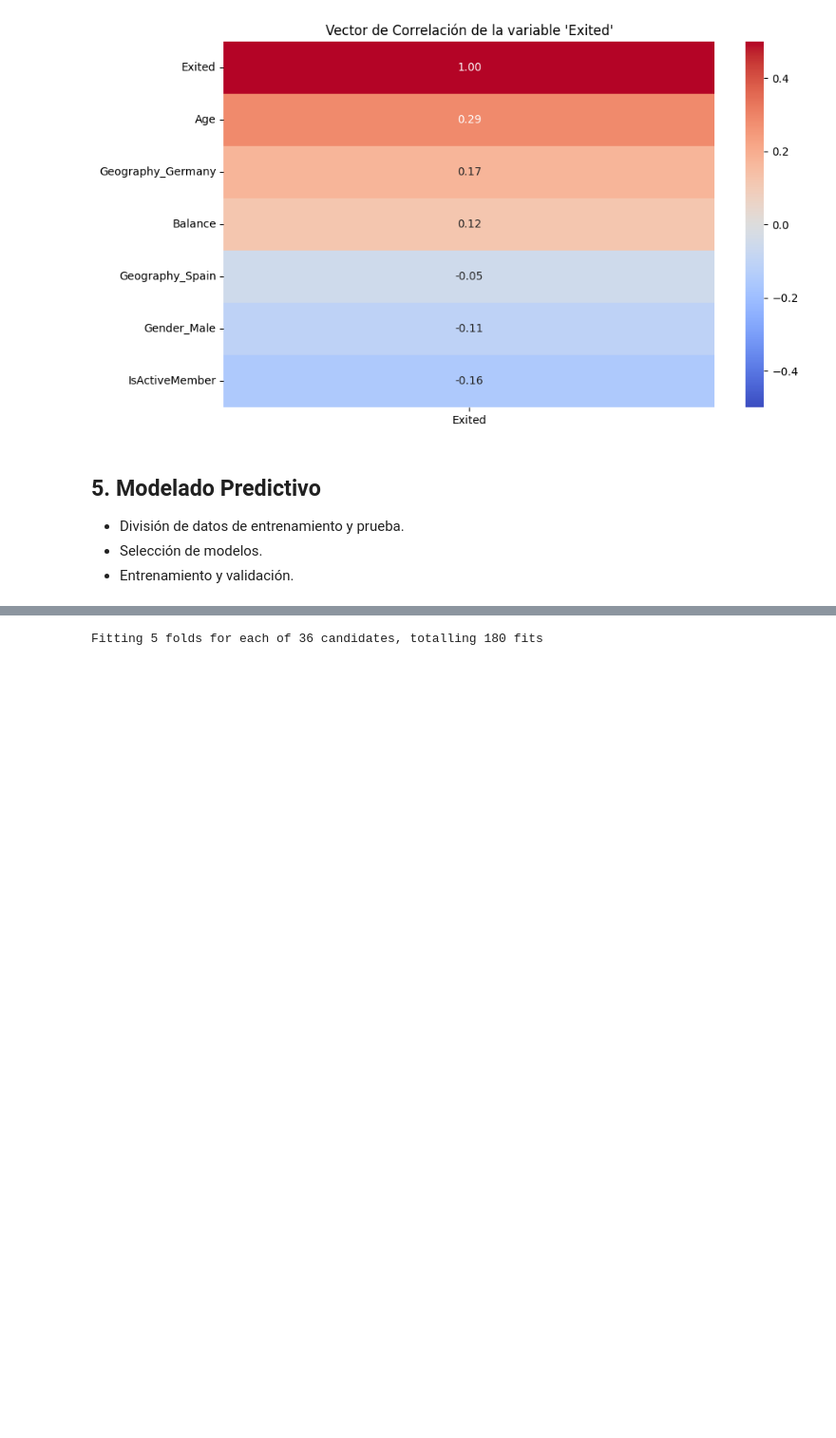
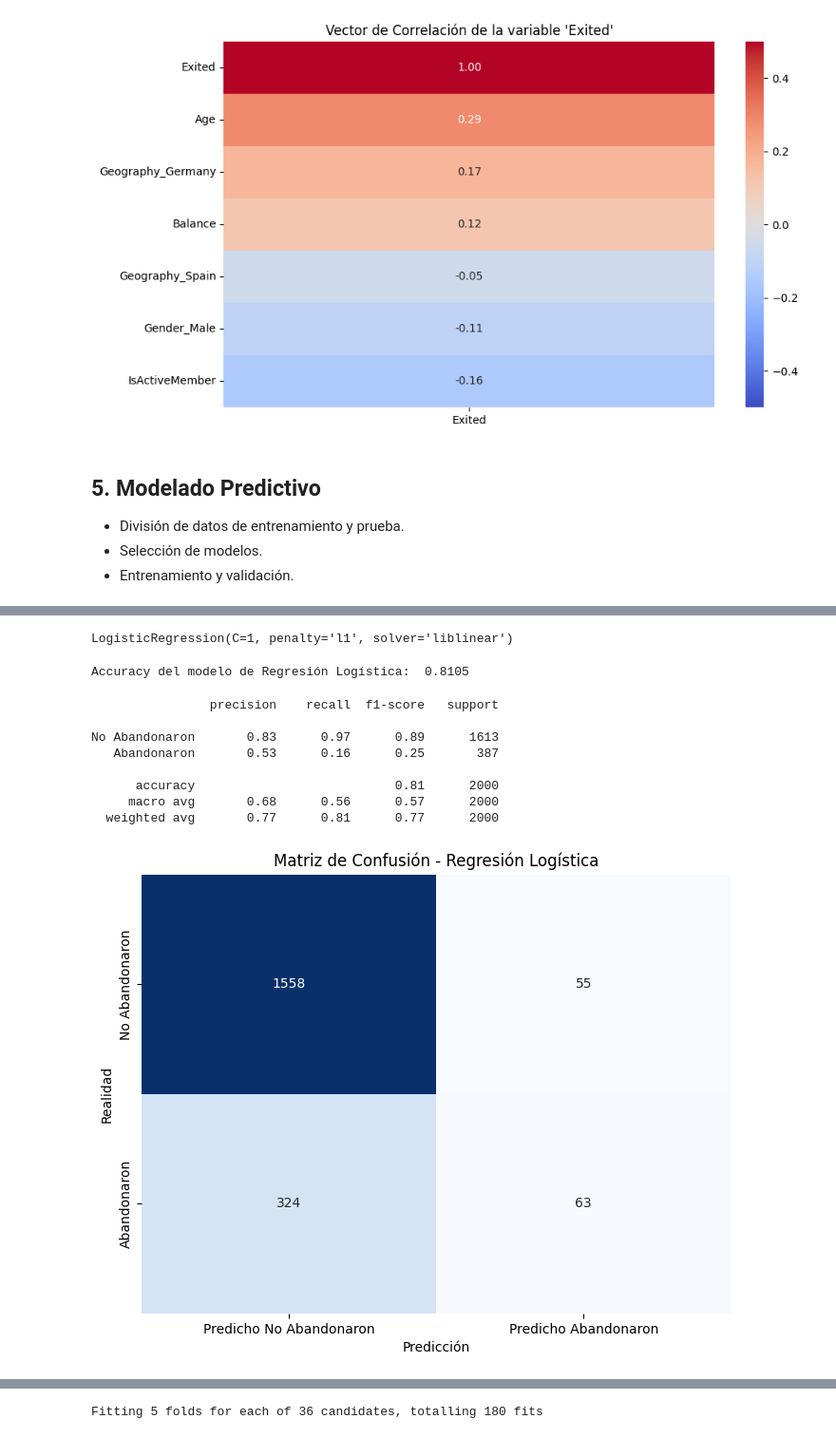
Before and after one commit to DarkinMC/CustomerChurn_Prediction_BankingSector_1AN-213_HAN_G4, a Jupyter notebook: Bank_customer_churn_pred.ipynb, the cells around one changed output, grey strips where cells are left out. Shown at 95% size. Saved outputs shown, nothing was run; the diff lists cells and outputs as text; code cells hidden in the pictures; blank space fills up the shorter version.

Commit message:
Regresion Logistica (#7)
Co-authored-by: José Villarreal <darkinrap15@gmail.com>

```diff
--- a/Bank_customer_churn_pred.ipynb
+++ b/Bank_customer_churn_pred.ipynb
@@ -234,3 +234,6 @@ plt.show()
 # Random Forest - Yohana
 # %%
 #Regresión Logistica - José Lara
+#Copiar el DataFrame original para evitar problemas de referencia
+df_rl = df.copy()
+df_rl.head()
@@ -236,0 +277,76 @@ plt.show()
+# %%
+# Escalar los datos
+from sklearn.preprocessing import StandardScaler
+scaler = StandardScaler()
+X_train = scaler.fit_transform(X_train)
+X_test = scaler.transform(X_test)
+# %%
+# Entrenamiento del Modelo
+from sklearn import linear_model
+rl_model = linear_model.LogisticRegression(C=1, penalty='l1', solver='liblinear') # Ya optimizado por hiperparámetros
+rl_model.fit(X_train,Y_train)
+# %% [output]
+LogisticRegression(C=1, penalty='l1', solver='liblinear')
+# %%
+# Obtener el accuracy del modelo
+from sklearn.metrics import accuracy_score
+y_pred = rl_model.predict(X_test)
+accuracy = accuracy_score(Y_test, y_pred)
+print("Accuracy del modelo de Regresión Logística: ", accuracy)
+# %% [output]
+Accuracy del modelo de Regresión Logística:  0.8105
+# %%
+# Reporte de clasificación
+from sklearn.metrics import classification_report
+# Generar el reporte de clasificación
+report = classification_report(Y_test, y_pred, target_names=["No Abandonaron", "Abandonaron"])
+print(report)
+
+from sklearn.metrics import confusion_matrix
+
+# Matriz de confusión
+
+
+# Crear la matriz de confusión
+conf_matrix = confusion_matrix(Y_test, y_pred)
+# Convertir la matriz de confusión en un DataFrame para facilitar la visualización
+conf_matrix_df = pd.DataFrame(conf_matrix, index=["No Abandonaron", "Abandonaron"], columns=["Predicho No Abandonaron", "Predicho Abandonaron"])
+# Crear el gráfico de la matriz de confusión
+plt.figure(figsize=(8, 6))
+sns.heatmap(conf_matrix_df, annot=True, fmt='d', cmap='Blues', cbar=False)
+plt.title('Matriz de Confusión - Regresión Logística')
+plt.xlabel('Predicción')
+plt.ylabel('Realidad')
+plt.show()
+
+#Curva ROC y AUC
+from sklearn.metrics import roc_curve, auc
+import matplotlib.pyplot as plt
+
+# Calcular las probabilidades de predicción
+y_pred_proba = rl_model.predict_proba(X_test)[:, 1]
+# Calcular la curva ROC
+fpr, tpr, thresholds = roc_curve(Y_test, y_pred_proba)
+# Calcular el AUC
+roc_auc = auc(fpr, tpr)
+# Graficar la curva ROC
+plt.figure(figsize=(8, 6))
+plt.plot(fpr, tpr, color='blue', label='Curva ROC (AUC = {:.2f})'.format(roc_auc))
+plt.plot([0, 1], [0, 1], color='red', linestyle='--')  # Línea diagonal
+plt.xlim([0.0, 1.0])
+plt.ylim([0.0, 1.05])
+plt.xlabel('Tasa de Falsos Positivos')
+plt.ylabel('Tasa de Verdaderos Positivos')
+plt.title('Curva ROC - Regresión Logística')
+plt.legend(loc='lower right')
+plt.show()
+# %% [output]
+                precision    recall  f1-score   support
+
+No Abandonaron       0.83      0.97      0.89      1613
+   Abandonaron       0.53      0.16      0.25       387
+
+      accuracy                           0.81      2000
+     macro avg       0.68      0.56      0.57      2000
+  weighted avg       0.77      0.81      0.77      2000
+[figure, added]
```
Also changed, not shown: parts of 5 cells of this notebook.
